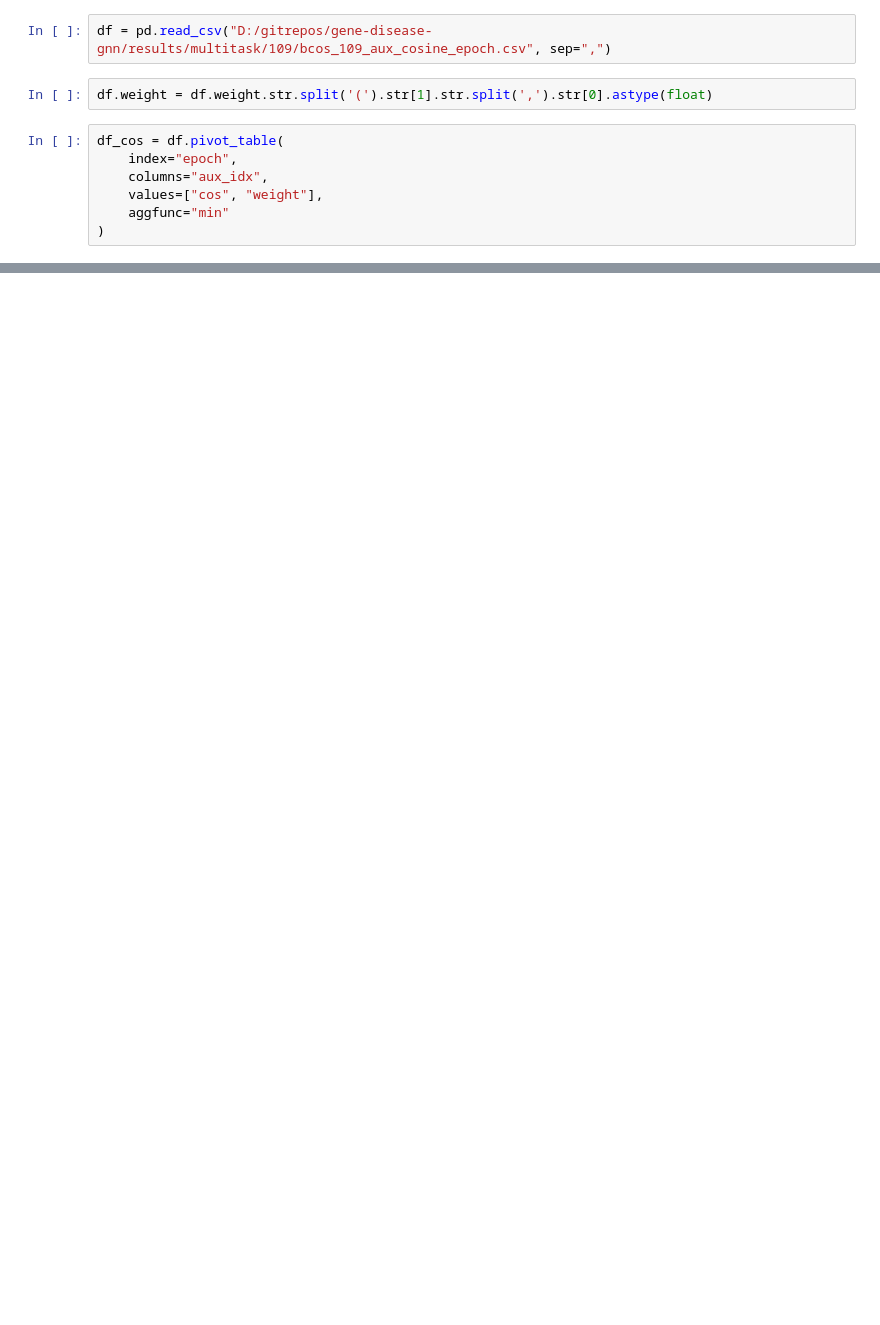
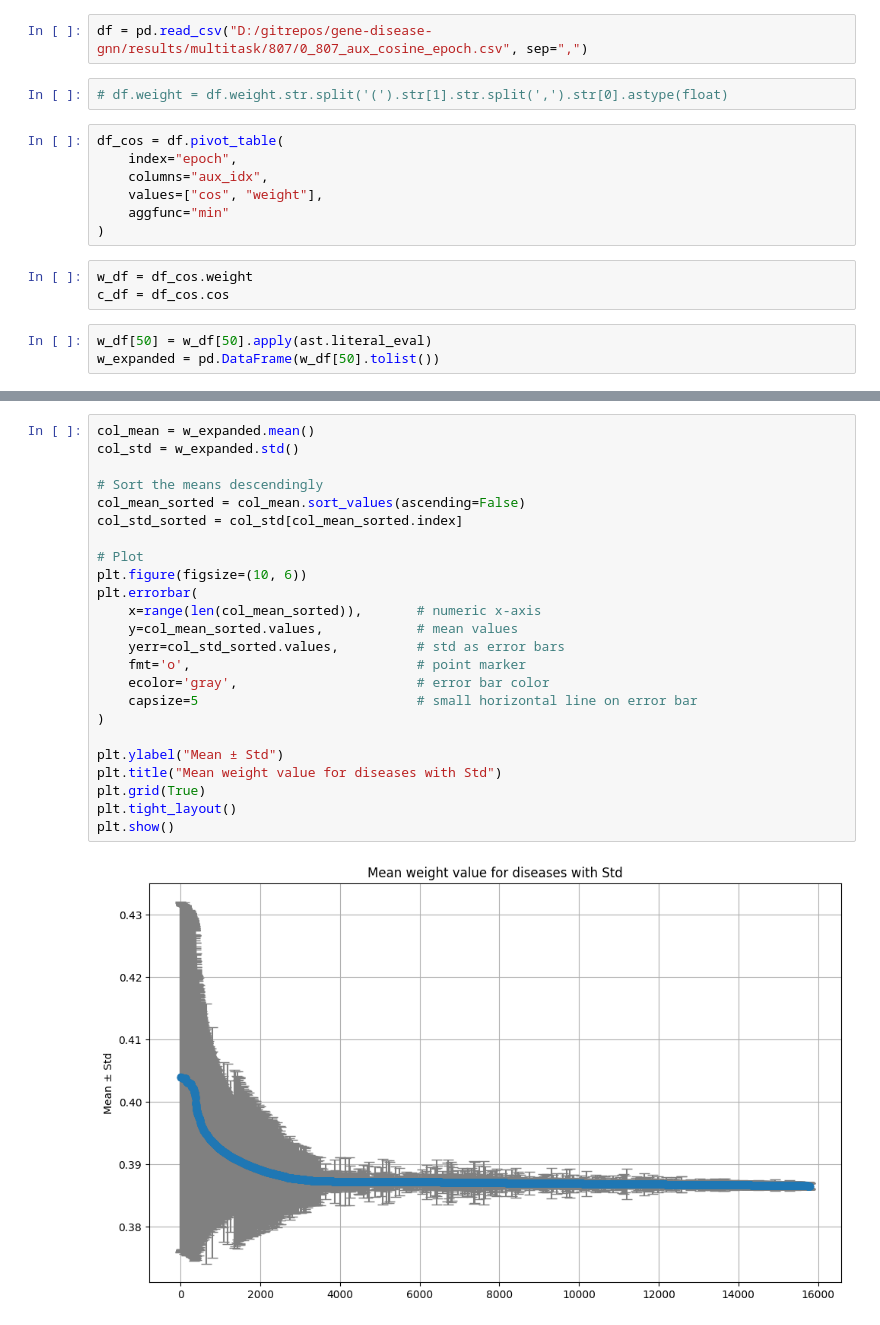
Before and after one commit to Nemes2000/gene-disease-gnn, a Jupyter notebook: notebooks/cosine_similarity.ipynb, the cells around one changed output, grey strips where cells are left out. Saved outputs shown, nothing was run; the diff lists cells and outputs as text; blank space fills up the shorter version.

```diff
--- a/notebooks/cosine_similarity.ipynb
+++ b/notebooks/cosine_similarity.ipynb
@@ -4,9 +6,9 @@ import pandas as pd
 
 pd.set_option('display.max_rows', 20)
 # %%
-df = pd.read_csv("D:/gitrepos/gene-disease-gnn/results/multitask/109/bcos_109_aux_cosine_epoch.csv", sep=",")
+df = pd.read_csv("D:/gitrepos/gene-disease-gnn/results/multitask/807/0_807_aux_cosine_epoch.csv", sep=",")
 # %%
-df.weight = df.weight.str.split('(').str[1].str.split(',').str[0].astype(float)
+# df.weight = df.weight.str.split('(').str[1].str.split(',').str[0].astype(float)
 # %%
 df_cos = df.pivot_table(
     index="epoch",
@@ -14,3 +16,9 @@ df_cos = df.pivot_table(
     values=["cos", "weight"],
     aggfunc="min"
 )
+# %%
+w_df = df_cos.weight
+c_df = df_cos.cos
+# %%
+w_df[50] = w_df[50].apply(ast.literal_eval)
+w_expanded = pd.DataFrame(w_df[50].tolist())
@@ -16,0 +31,26 @@ df_cos = df.pivot_table(
+# %%
+col_mean = w_expanded.mean()
+col_std = w_expanded.std()
+
+# Sort the means descendingly
+col_mean_sorted = col_mean.sort_values(ascending=False)
+col_std_sorted = col_std[col_mean_sorted.index]
+
+# Plot
+plt.figure(figsize=(10, 6))
+plt.errorbar(
+    x=range(len(col_mean_sorted)),       # numeric x-axis
+    y=col_mean_sorted.values,            # mean values
+    yerr=col_std_sorted.values,          # std as error bars
+    fmt='o',                             # point marker
+    ecolor='gray',                       # error bar color
+    capsize=5                            # small horizontal line on error bar
+)
+
+plt.ylabel("Mean ± Std")
+plt.title("Mean weight value for diseases with Std")
+plt.grid(True)
+plt.tight_layout()
+plt.show()
+# %% [output]
+[figure, added]
```
Also changed, not shown: parts of 7 cells of this notebook, 10 other files.
